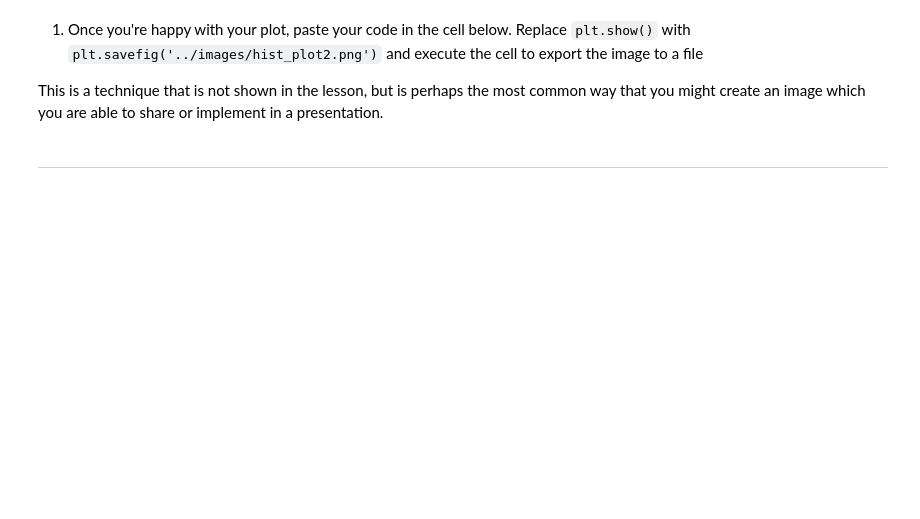
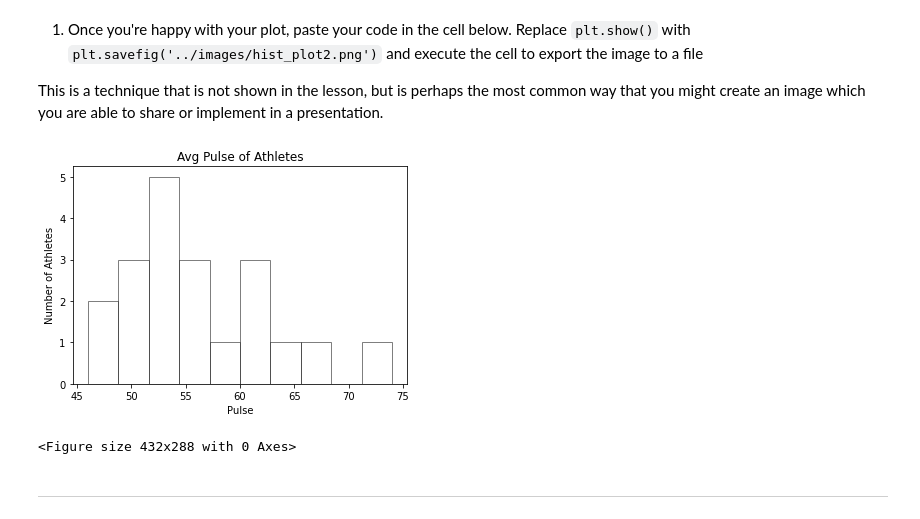
Before and after one commit to emichaelbernardo/ds-precourse-histograms, a Jupyter notebook: notebooks/histogram_challenges.ipynb, the cells around one changed output. Drawn from its saved outputs; the diff is of its cells as text; code cells hidden in the pictures; blank space fills up the shorter version.

```diff
--- a/notebooks/histogram_challenges.ipynb
+++ b/notebooks/histogram_challenges.ipynb
@@ -115,2 +136,18 @@ This is a technique that is not shown in the lesson, but is perhaps the most com
+# %%
+
+import numpy
+import matplotlib.pyplot as plt
+
+p = physical['Pulse']
+
+plt.hist(p,facecolor='white',  edgecolor='black', alpha=0.5)
+plt.xlabel('Pulse')
+plt.ylabel('Number of Athletes')
+plt.title('Avg Pulse of Athletes')
+plt.show()
+plt.savefig('../images/hist_plot2.png')
+# %% [output]
+[figure, added]
+<Figure size 432x288 with 0 Axes>
 # %% [markdown]
 ---
```
Also changed, not shown: parts of 10 cells of this notebook, 3 other files.
